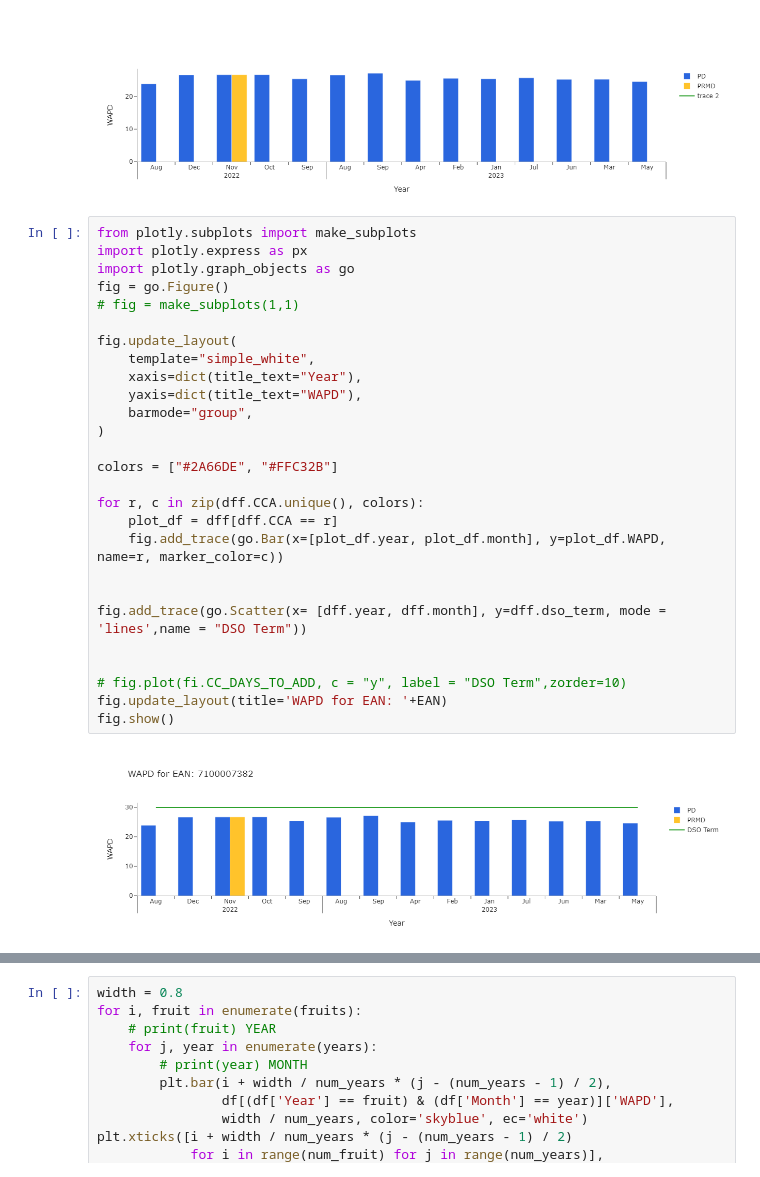
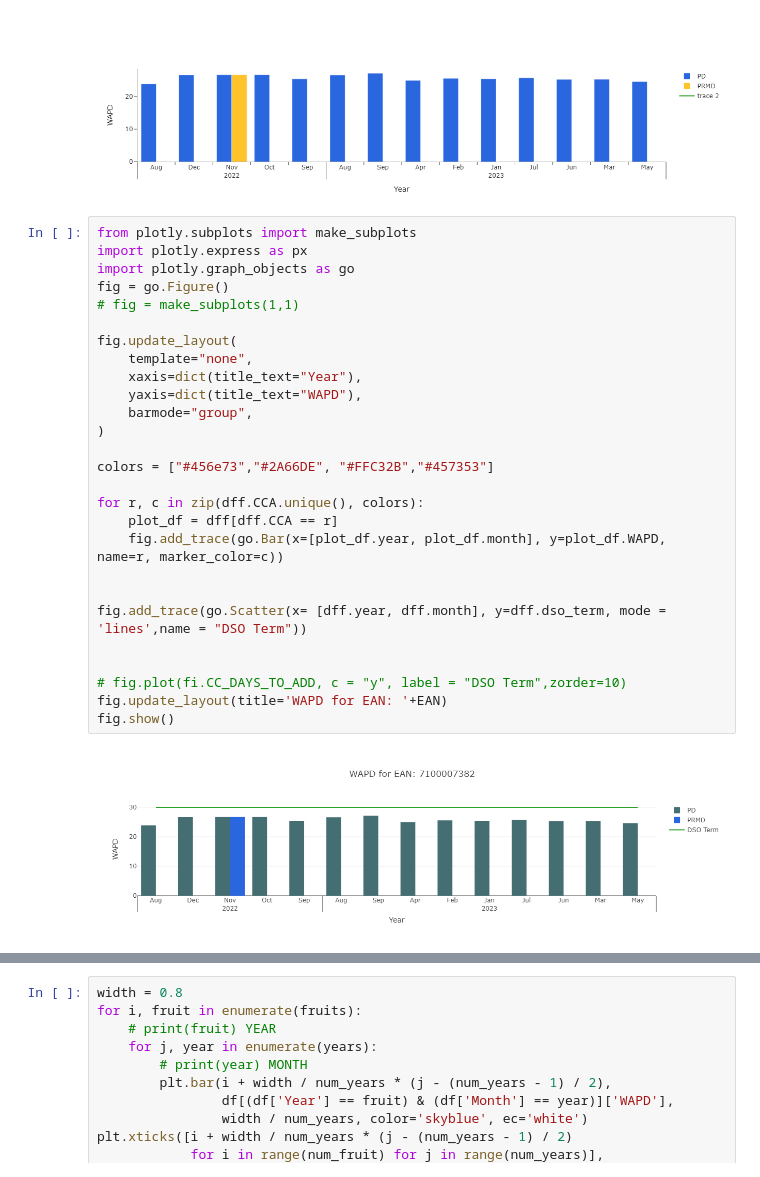
Before and after one commit to cah-madison-johnson/treasure_chest, a Jupyter notebook: WADTP/WAPD.ipynb, the cells around one changed output, grey strips where cells are left out. Saved outputs shown, nothing was run; the diff lists cells and outputs as text.

Commit message:
final graph

```diff
--- a/WADTP/WAPD.ipynb
+++ b/WADTP/WAPD.ipynb
@@ -491,30 +491,30 @@ fig.show()
 # %%
 from plotly.subplots import make_subplots
 import plotly.express as px
 import plotly.graph_objects as go
 fig = go.Figure()
 # fig = make_subplots(1,1)
 
 fig.update_layout(
-    template="simple_white",
+    template="none",
     xaxis=dict(title_text="Year"),
     yaxis=dict(title_text="WAPD"),
     barmode="group",
 )
 
-colors = ["#2A66DE", "#FFC32B"]
+colors = ["#456e73","#2A66DE", "#FFC32B","#457353"]
 
 for r, c in zip(dff.CCA.unique(), colors):
     plot_df = dff[dff.CCA == r]
     fig.add_trace(go.Bar(x=[plot_df.year, plot_df.month], y=plot_df.WAPD, name=r, marker_color=c))
 
 
 fig.add_trace(go.Scatter(x= [dff.year, dff.month], y=dff.dso_term, mode = 'lines',name = "DSO Term"))
 
 
 # fig.plot(fi.CC_DAYS_TO_ADD, c = "y", label = "DSO Term",zorder=10)
 fig.update_layout(title='WAPD for EAN: '+EAN)
 fig.show()
 # %% [output]
-[figure, old version]
+[figure, new version]
 # %%
```
Also changed, not shown: parts of 1 cell of this notebook.
